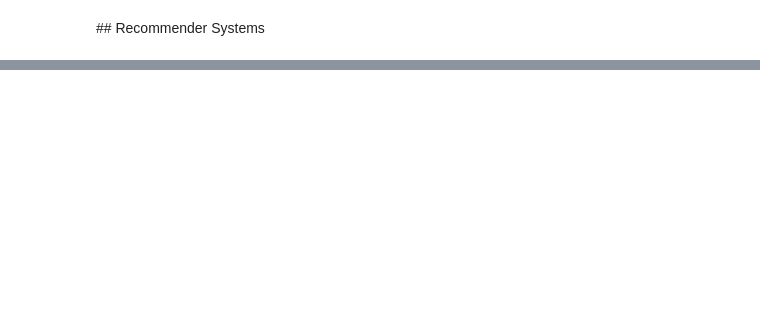
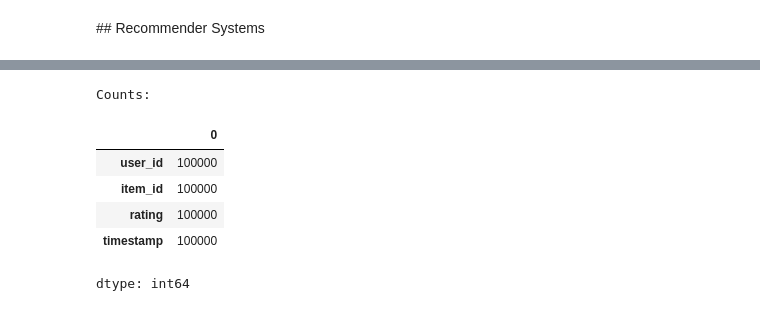
Before and after one commit to QubitExplorer/Recommender-System, a Jupyter notebook: Recommender System.ipynb, the cells around one changed output, grey strips where cells are left out. Saved outputs shown, nothing was run; the diff lists cells and outputs as text; code cells hidden in the pictures; blank space fills up the shorter version.

```diff
--- a/Recommender System.ipynb
+++ b/Recommender System.ipynb
@@ -79,0 +27,26 @@ TypeError: The type of tokens [1] is not supported
+# %%
+from recbole.config import Config
+from recbole.data.utils import create_dataset
+from recbole.utils import init_seed, init_logger
+
+# Define the configuration dictionary
+config_dict = {
+    'model': 'BPR',  # You can replace this with other models like NCF, SASRec, etc.
+    'dataset': 'ml-100k',  # Specify the dataset you want to use ('ml-100k' for MovieLens 100K)
+    'data_path': 'dataset/',  # You can set your custom path or leave it as default
+    'log_level': 'none'  # Set log level to 'none' to disable logging
+}
+
+# Initialize the configuration object
+config = Config(model='BPR', dataset='ml-100k', config_dict=config_dict)
+
+# Initialize the random seed and logger
+init_seed(42, True)  # The second argument 'True' ensures reproducibility
+init_logger(config)  # Pass the config object to the init_logger function
+
+# RecBole will automatically download the dataset if not present
+dataset = create_dataset(config)
+
+# Display the first 50 interactions from the dataset
+sample_data = dataset.inter_feat.head(10)
+display(sample_data)
@@ -79,0 +78,11 @@ TypeError: The type of tokens [1] is not supported
+# %%
+print("Counts:")
+dataset.inter_feat.count()
+# %% [output]
+Counts:
+|  | 0 |
+| user_id | 100000 |
+| item_id | 100000 |
+| rating | 100000 |
+| timestamp | 100000 |
+dtype: int64
```
Also changed, not shown: parts of 14 cells of this notebook.
